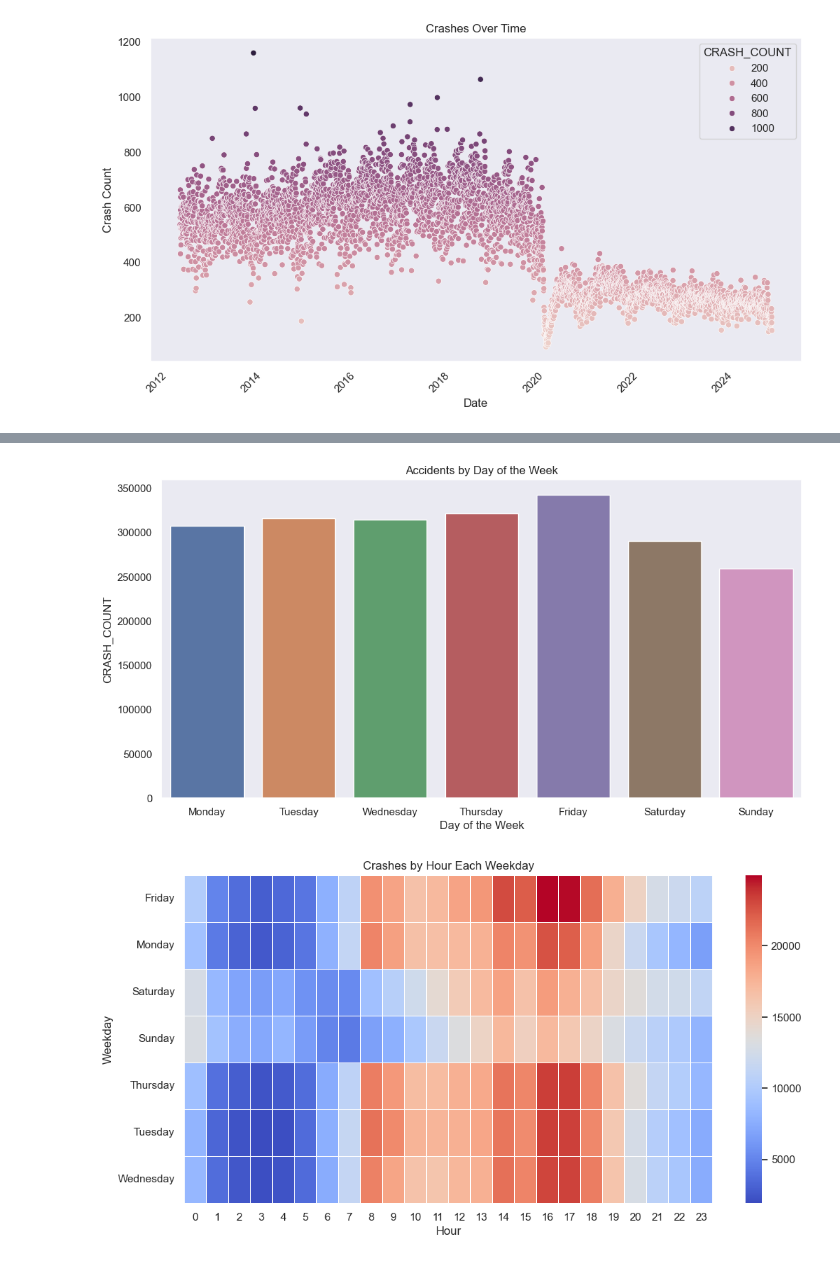
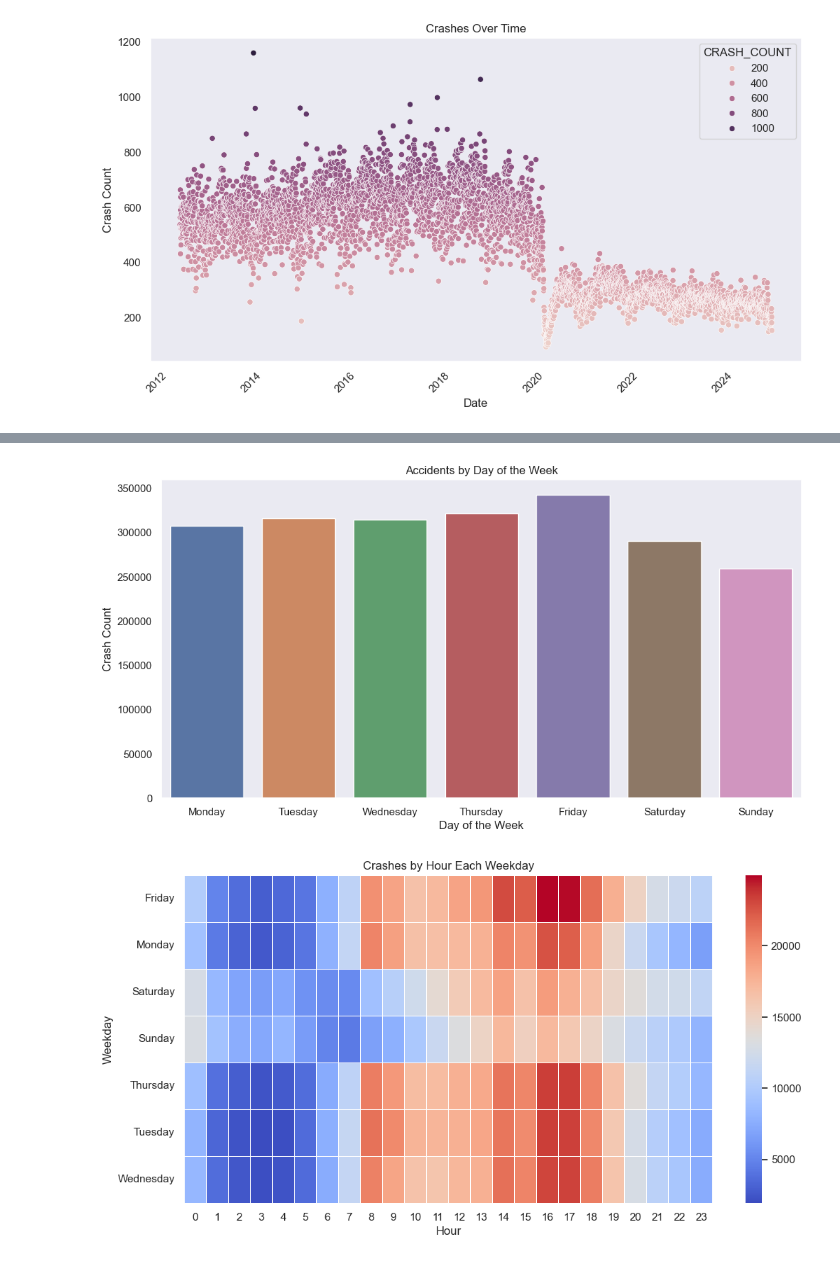
Before and after one commit to ragibasif/NYC-mvc-crashes, a Jupyter notebook: main.ipynb, the cells around one changed output, grey strips where cells are left out. Drawn from its saved outputs; the diff is of its cells as text; code cells hidden in the pictures.

Commit message:
update: plots

```diff
--- a/main.ipynb
+++ b/main.ipynb
@@ -129,27 +129,27 @@ plt.show()
 # %%
 df['WEEKDAY'] = df['CRASH_DATE'].dt.weekday
 # Map numeric weekdays to their names
 weekday_map = {0: 'Monday', 1: 'Tuesday', 2: 'Wednesday', 3: 'Thursday',
                4: 'Friday', 5: 'Saturday', 6: 'Sunday'}
 df['WEEKDAY'] = df['WEEKDAY'].map(weekday_map)
 
 df_weekday = df.groupby('WEEKDAY').size().reset_index(name='CRASH_COUNT')
 
 weekday_order = ['Monday', 'Tuesday', 'Wednesday', 'Thursday', 'Friday', 'Saturday', 'Sunday']
 sorted_df_weekday = df_weekday.copy()
 sorted_df_weekday['WEEKDAY'] = pd.Categorical(sorted_df_weekday['WEEKDAY'], categories=weekday_order, ordered=True)
 sorted_df_weekday = sorted_df_weekday.sort_values('WEEKDAY')
 df_weekday = sorted_df_weekday
 
 plt.figure(figsize=(12, 6))
 sns.barplot(data=df_weekday,x='WEEKDAY',y='CRASH_COUNT',hue='WEEKDAY')
 plt.title("Accidents by Day of the Week")
 plt.xlabel("Day of the Week")
-plt.ylabel("CRASH_COUNT")
-plt.savefig('crash_count_by_day_of_week_barplot.png')
+plt.ylabel("Crash Count")
+plt.savefig('crash_count_by_day_of_week_barplot.png', bbox_inches='tight')
 plt.show()
 # %% [output]
-[figure, old version]
+[figure, new version]
 # %%
 heatmap_data = df.groupby(['WEEKDAY', 'HOUR']).size().unstack()
 
```
Also changed, not shown: parts of 11 cells of this notebook, 12 other files.
